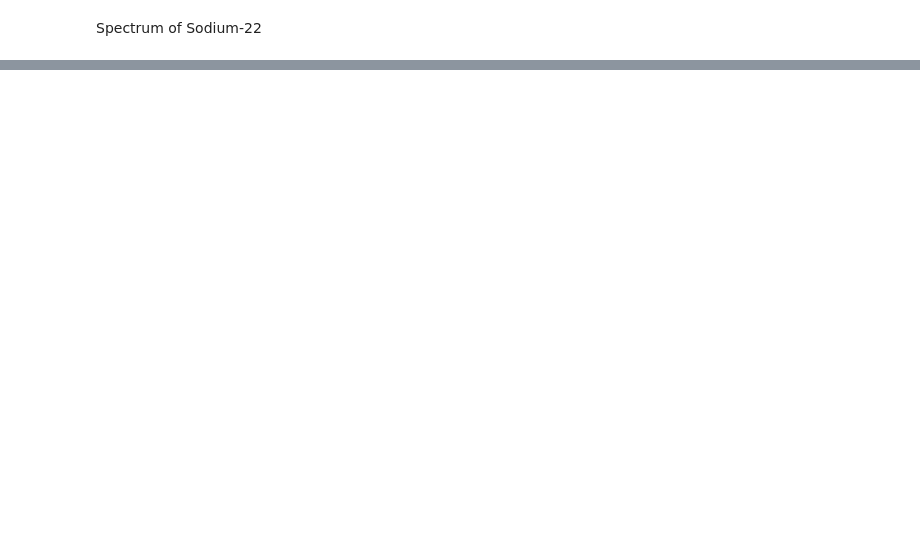
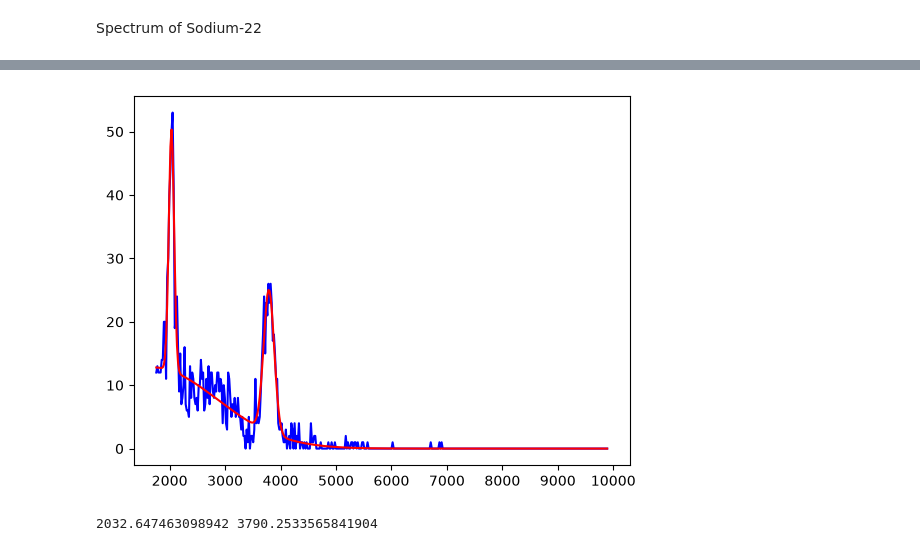
Before and after one commit to AmbervanEenennaam/practicum, a Jupyter notebook: experiment_na22.ipynb, the cells around one changed output, grey strips where cells are left out. Saved outputs shown, nothing was run; the diff lists cells and outputs as text; code cells hidden in the pictures; blank space fills up the shorter version.

```diff
--- a/experiment_na22.ipynb
+++ b/experiment_na22.ipynb
@@ -28,0 +45,17 @@ plt.show()
+# %%
+# def gauss(x, a, b, c):
+#     y = a * np.exp(- ((x-b)**2) / (2*(c)**2))
+#     return y
+
+# gauss = GaussianModel()
+
+def gaussian(x, A, mu, sigma):
+    return A * np.exp(-(x - mu)**2 / (2 * sigma**2))
+
+def multiple_gaussians(x, A1, mu1, sigma1, A2, mu2, sigma2, A3, mu3, sigma3):
+    return gaussian(x, A1, mu1, sigma1) + gaussian(x, A2, mu2, sigma2) + gaussian(x,A3,mu3,sigma3)
+# %%
+spectrum = models.Model(multiple_gaussians)
+fit_result = spectrum.fit(counts, x=pulseheight, A1=38, mu1=2000, sigma1=51, A2=10, mu2=2100, sigma2=1400, A3=25, mu3=3800, sigma3=500)
+
+print(fit_result.fit_report())
@@ -28,0 +80,15 @@ plt.show()
+# %%
+plt.plot(pulseheight, counts, 'b-')
+plt.plot(pulseheight, fit_result.best_fit, 'r-')
+
+plt.show()
+# %% [output]
+[figure, added]
+# %%
+pulseheight1 = fit_result.params['mu1'].value
+# pulseheight2 = fit_result.params['mu2'].value
+pulseheight3 = fit_result.params['mu3'].value
+
+print(pulseheight1, pulseheight3)
+# %% [output]
+2032.647463098942 3790.2533565841904
```
Also changed, not shown: parts of 5 cells of this notebook.
